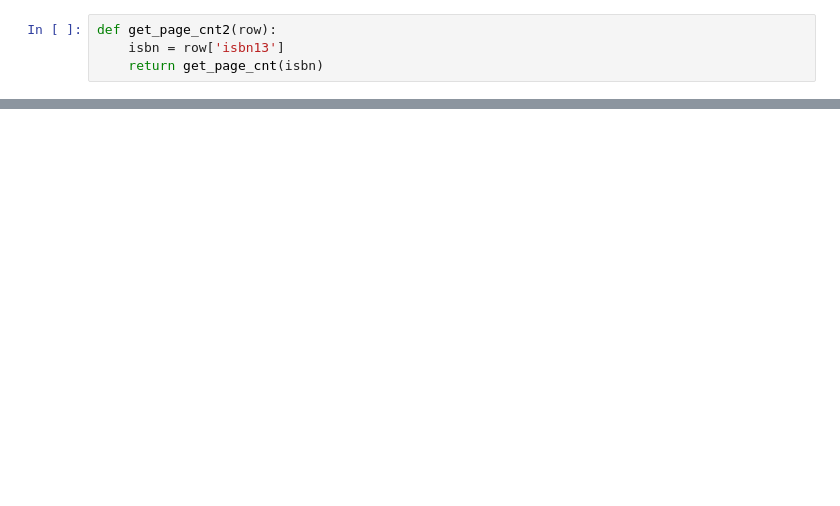
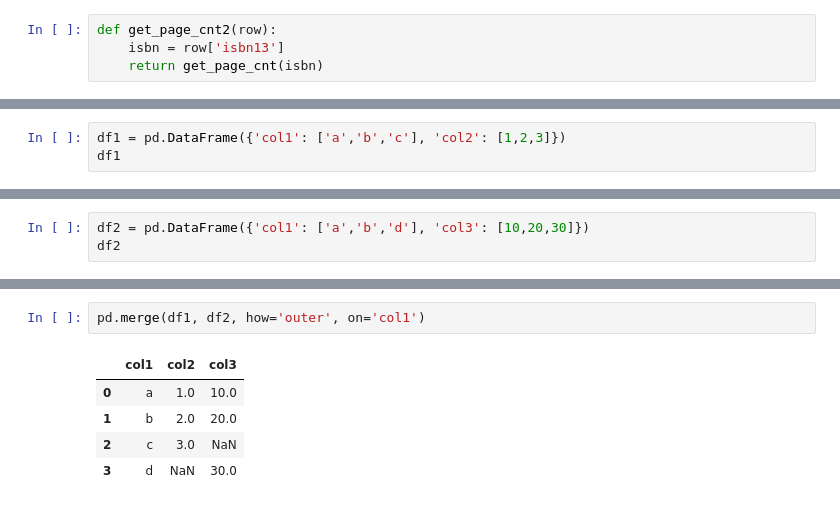
Before and after one commit to rickiepark/hg-da, a Jupyter notebook: 02-2.ipynb, the cells around one changed output, grey strips where cells are left out. Drawn from its saved outputs; the diff is of its cells as text; blank space fills up the shorter version.

```diff
--- a/02-2.ipynb
+++ b/02-2.ipynb
@@ -234,0 +302,3 @@ top10_with_page_count
+# %%
+df1 = pd.DataFrame({'col1': ['a','b','c'], 'col2': [1,2,3]})
+df1
@@ -234,0 +310,3 @@ top10_with_page_count
+# %%
+df2 = pd.DataFrame({'col1': ['a','b','d'], 'col3': [10,20,30]})
+df2
@@ -234,0 +338,8 @@ top10_with_page_count
+# %%
+pd.merge(df1, df2, how='outer', on='col1')
+# %% [output]
+|  | col1 | col2 | col3 |
+| 0 | a | 1.0 | 10.0 |
+| 1 | b | 2.0 | 20.0 |
+| 2 | c | 3.0 | NaN |
+| 3 | d | NaN | 30.0 |
```
Also changed, not shown: parts of 46 cells of this notebook.
